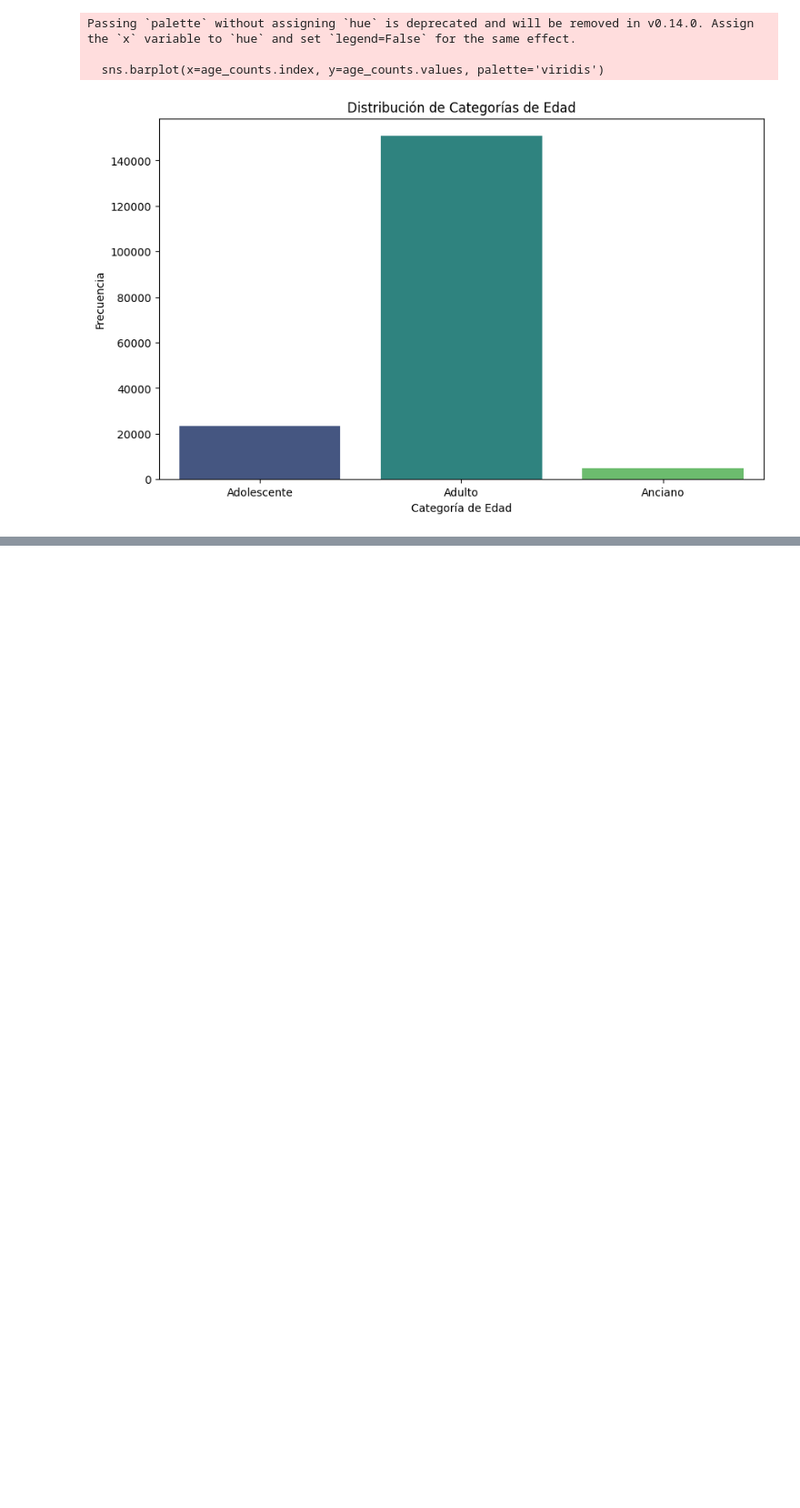
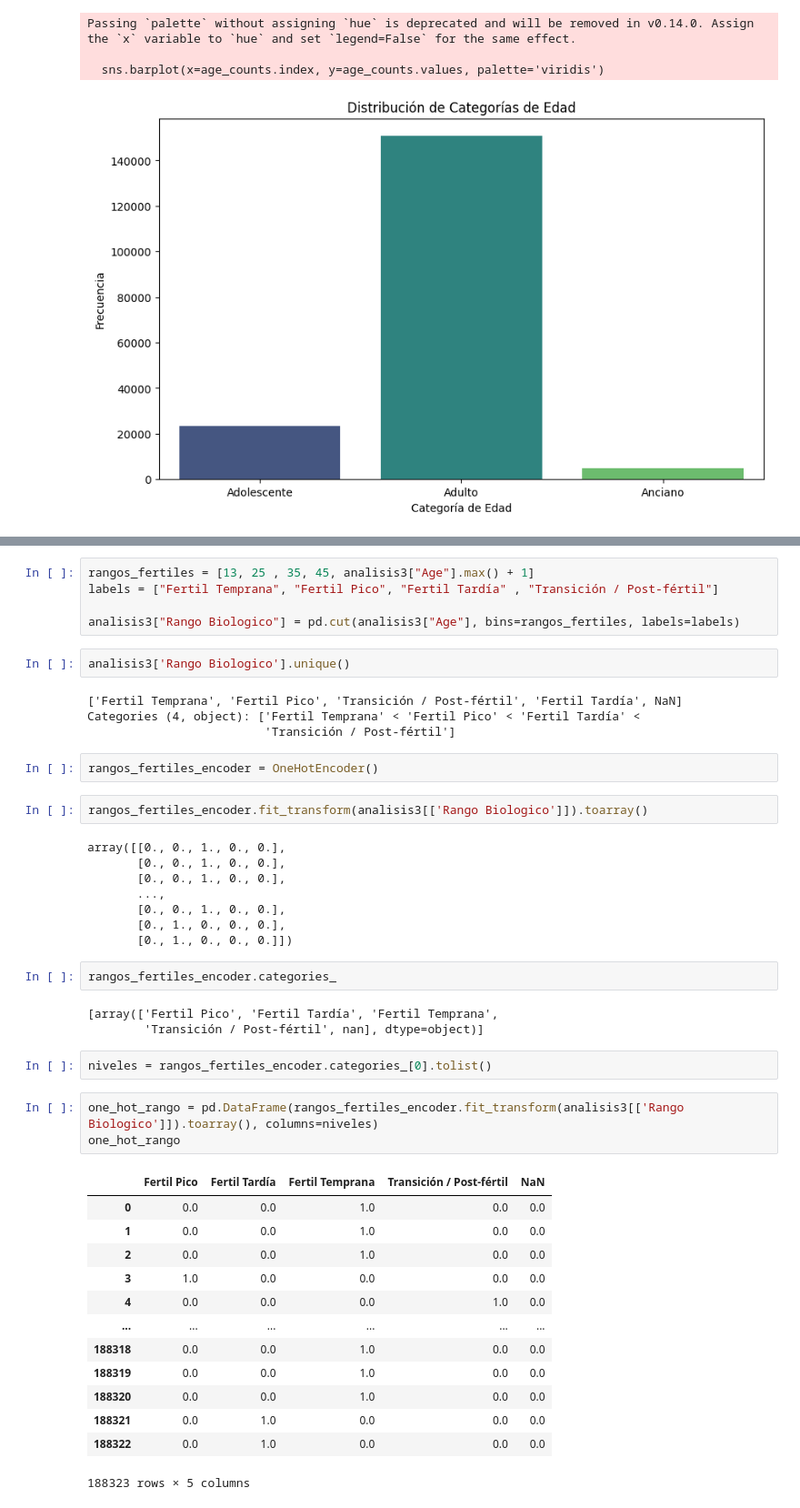
Before and after one commit to EmiiFernandez/actividades_data_sciente_ypf, a Jupyter notebook: notebook/C07_Notebook-11.ipynb, the cells around one changed output, grey strips where cells are left out. Shown at 91% size. Saved outputs shown, nothing was run; the diff lists cells and outputs as text; blank space fills up the shorter version.

```diff
--- a/notebook/C07_Notebook-11.ipynb
+++ b/notebook/C07_Notebook-11.ipynb
@@ -206,0 +227,47 @@ Passing `palette` without assigning `hue` is deprecated and will be removed in v
+# %%
+rangos_fertiles = [13, 25 , 35, 45, analisis3["Age"].max() + 1]
+labels = ["Fertil Temprana", "Fertil Pico", "Fertil Tardía" , "Transición / Post-fértil"]
+
+analisis3["Rango Biologico"] = pd.cut(analisis3["Age"], bins=rangos_fertiles, labels=labels)
+# %%
+analisis3['Rango Biologico'].unique()
+# %% [output]
+['Fertil Temprana', 'Fertil Pico', 'Transición / Post-fértil', 'Fertil Tardía', NaN]
+Categories (4, object): ['Fertil Temprana' < 'Fertil Pico' < 'Fertil Tardía' <
+                         'Transición / Post-fértil']
+# %%
+rangos_fertiles_encoder = OneHotEncoder()
+# %%
+rangos_fertiles_encoder.fit_transform(analisis3[['Rango Biologico']]).toarray()
+# %% [output]
+array([[0., 0., 1., 0., 0.],
+       [0., 0., 1., 0., 0.],
+       [0., 0., 1., 0., 0.],
+       ...,
+       [0., 0., 1., 0., 0.],
+       [0., 1., 0., 0., 0.],
+       [0., 1., 0., 0., 0.]])
+# %%
+rangos_fertiles_encoder.categories_
+# %% [output]
+[array(['Fertil Pico', 'Fertil Tardía', 'Fertil Temprana',
+        'Transición / Post-fértil', nan], dtype=object)]
+# %%
+niveles = rangos_fertiles_encoder.categories_[0].tolist()
+# %%
+one_hot_rango = pd.DataFrame(rangos_fertiles_encoder.fit_transform(analisis3[['Rango Biologico']]).toarray(), columns=niveles)
+one_hot_rango
+# %% [output]
+|  | Fertil Pico | Fertil Tardía | Fertil Temprana | Transición / Post-fértil | NaN |
+| 0 | 0.0 | 0.0 | 1.0 | 0.0 | 0.0 |
+| 1 | 0.0 | 0.0 | 1.0 | 0.0 | 0.0 |
+| 2 | 0.0 | 0.0 | 1.0 | 0.0 | 0.0 |
+| 3 | 1.0 | 0.0 | 0.0 | 0.0 | 0.0 |
+| 4 | 0.0 | 0.0 | 0.0 | 1.0 | 0.0 |
+| ... | ... | ... | ... | ... | ... |
+| 188318 | 0.0 | 0.0 | 1.0 | 0.0 | 0.0 |
+| 188319 | 0.0 | 0.0 | 1.0 | 0.0 | 0.0 |
+| 188320 | 0.0 | 0.0 | 1.0 | 0.0 | 0.0 |
+| 188321 | 0.0 | 1.0 | 0.0 | 0.0 | 0.0 |
+| 188322 | 0.0 | 1.0 | 0.0 | 0.0 | 0.0 |
+188323 rows × 5 columns
```
Also changed, not shown: parts of 7 cells of this notebook.
